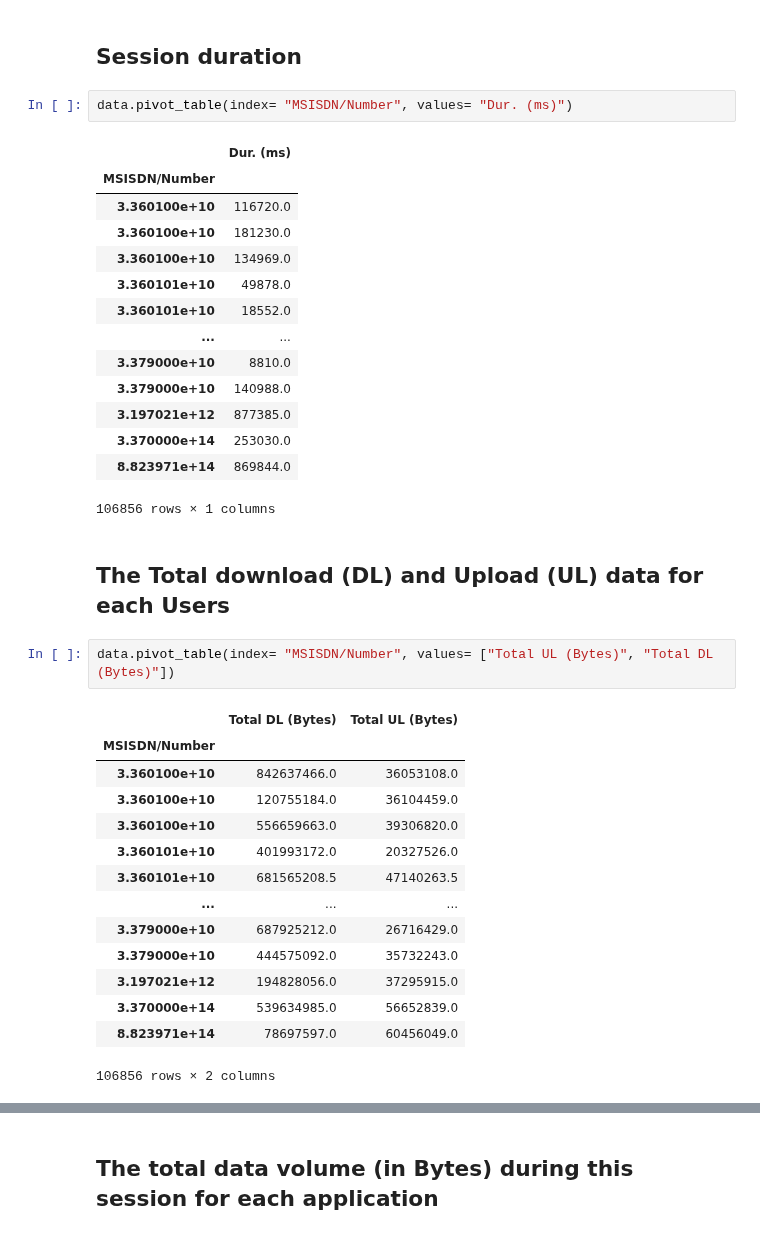
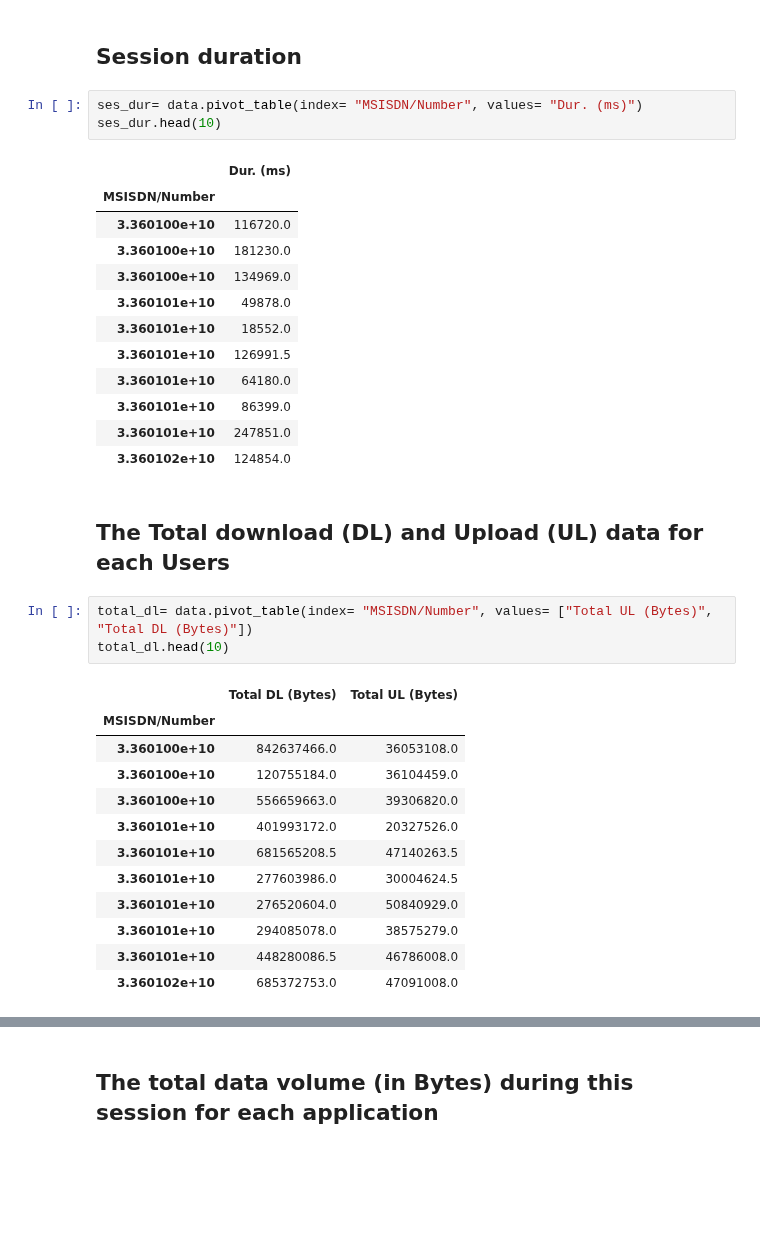
Before and after one commit to comsavvy/Data-analysis-for-business, a Jupyter notebook: Data analysis1.ipynb, the cells around one changed output, grey strips where cells are left out. Drawn from its saved outputs; the diff is of its cells as text; blank space fills up the shorter version.

```diff
--- a/Data analysis1.ipynb
+++ b/Data analysis1.ipynb
@@ -149,7 +150,8 @@ pd.DataFrame(data["MSISDN/Number"].value_counts().head(10))
 # %% [markdown]
 ## Session duration
 # %%
-data.pivot_table(index= "MSISDN/Number", values= "Dur. (ms)")
+ses_dur= data.pivot_table(index= "MSISDN/Number", values= "Dur. (ms)")
+ses_dur.head(10)
 # %% [output]
 |  | Dur. (ms) |
 | MSISDN/Number |  |
@@ -158,29 +160,26 @@ data.pivot_table(index= "MSISDN/Number", values= "Dur. (ms)")
 | 3.360100e+10 | 134969.0 |
 | 3.360101e+10 | 49878.0 |
 | 3.360101e+10 | 18552.0 |
-| ... | ... |
-| 3.379000e+10 | 8810.0 |
-| 3.379000e+10 | 140988.0 |
-| 3.197021e+12 | 877385.0 |
-| 3.370000e+14 | 253030.0 |
-| 8.823971e+14 | 869844.0 |
+| 3.360101e+10 | 126991.5 |
+| 3.360101e+10 | 64180.0 |
+| 3.360101e+10 | 86399.0 |
+| 3.360101e+10 | 247851.0 |
+| 3.360102e+10 | 124854.0 |
-106856 rows × 1 columns
 # %% [markdown]
 ## The Total download (DL) and Upload (UL) data for each Users
 # %%
-data.pivot_table(index= "MSISDN/Number", values= ["Total UL (Bytes)", "Total DL (Bytes)"])
+total_dl= data.pivot_table(index= "MSISDN/Number", values= ["Total UL (Bytes)", "Total DL (Bytes)"])
+total_dl.head(10)
 # %% [output]
 |  | Total DL (Bytes) | Total UL (Bytes) |
 | MSISDN/Number |  |  |
 | 3.360100e+10 | 842637466.0 | 36053108.0 |
 | 3.360100e+10 | 120755184.0 | 36104459.0 |
 | 3.360100e+10 | 556659663.0 | 39306820.0 |
 | 3.360101e+10 | 401993172.0 | 20327526.0 |
 | 3.360101e+10 | 681565208.5 | 47140263.5 |
-| ... | ... | ... |
-| 3.379000e+10 | 687925212.0 | 26716429.0 |
-| 3.379000e+10 | 444575092.0 | 35732243.0 |
-| 3.197021e+12 | 194828056.0 | 37295915.0 |
-| 3.370000e+14 | 539634985.0 | 56652839.0 |
-| 8.823971e+14 | 78697597.0 | 60456049.0 |
+| 3.360101e+10 | 277603986.0 | 30004624.5 |
+| 3.360101e+10 | 276520604.0 | 50840929.0 |
+| 3.360101e+10 | 294085078.0 | 38575279.0 |
+| 3.360101e+10 | 448280086.5 | 46786008.0 |
+| 3.360102e+10 | 685372753.0 | 47091008.0 |
-106856 rows × 2 columns
```
Also changed, not shown: parts of 12 cells of this notebook, 1 other file.
